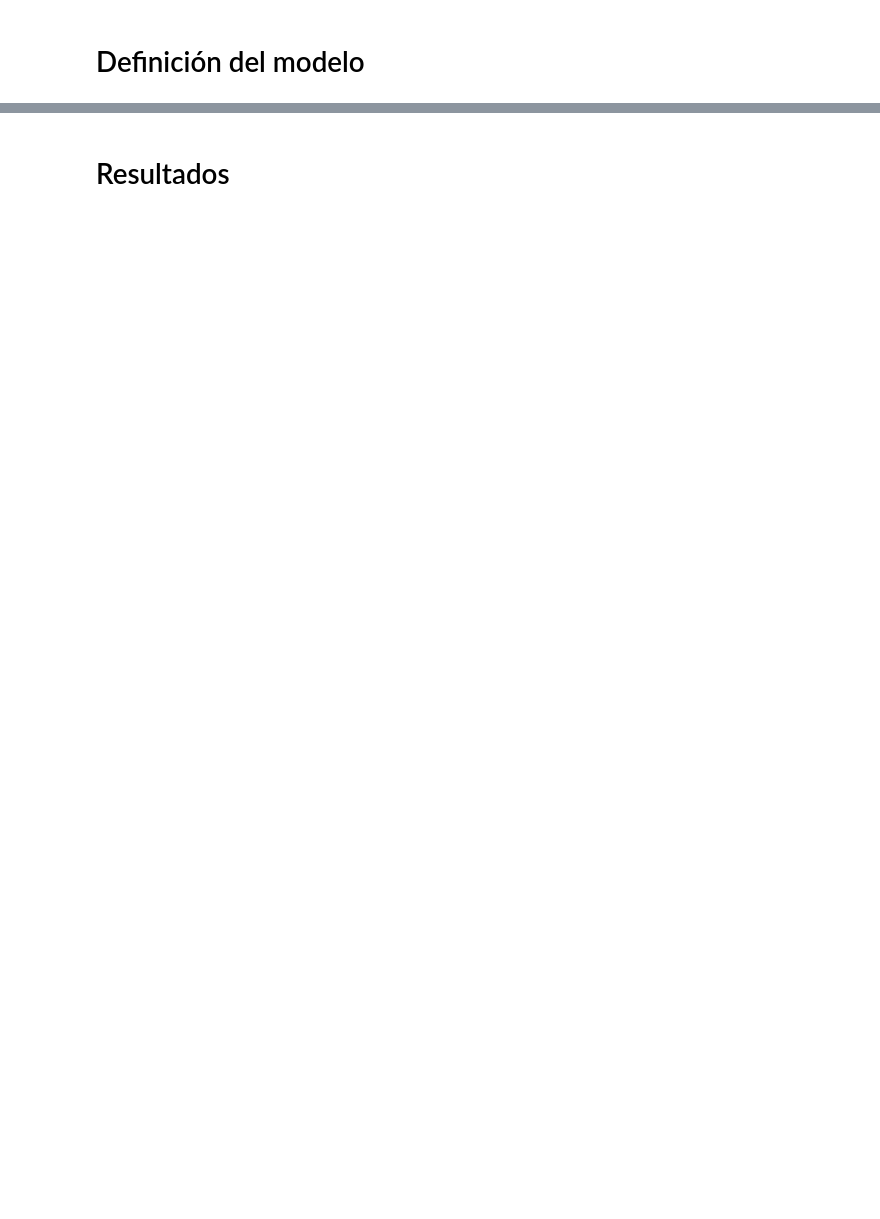
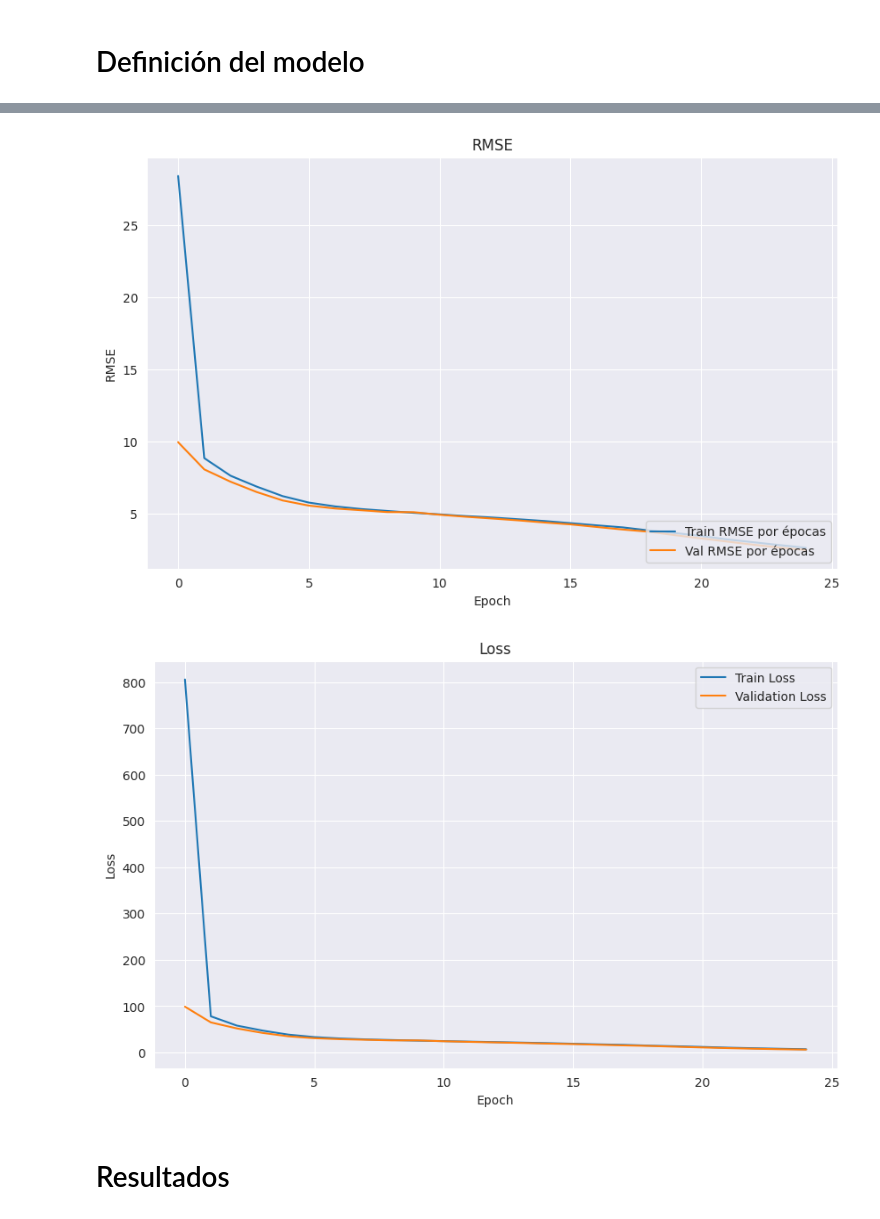
Before and after one commit to therokitoki/AA2_TP_Alsop-Hachen-Nemeth, a Jupyter notebook: ejercicio1.ipynb, the cells around one changed output, grey strips where cells are left out. Cells and saved outputs as stored; diff of their text form; code cells hidden in the pictures; blank space fills up the shorter version.

```diff
--- a/ejercicio1.ipynb
+++ b/ejercicio1.ipynb
@@ -180,16 +284,19 @@ plt.show()
 # %% [markdown]
 # Definición del modelo
 # %%
+histories = []
+
 model = Sequential([
     Input(shape=(X_train.shape[1],)),
-    Dense(32, activation='relu'),
     Dense(16, activation='relu'),
+    Dense(8, activation='relu'),
     Dense(1)
 ])
 
 model.summary()
 
-model.compile(optimizer='adam', loss='MeanSquaredError', metrics=['R2Score','mse'])
+model.compile(optimizer='adam', loss='MeanSquaredError', metrics=['R2Score','RootMeanSquaredError'])
 
-model.fit(X_train, y_train, epochs=100, batch_size=32, validation_split=0.2)
+history = model.fit(X_train, y_train, epochs=25, batch_size=32, validation_split=0.2)
+histories.append(history)
 # %% [output]
@@ -227,3 +333,32 @@ Epoch 100/100
+# %%
+# RMSE
+plt.figure(figsize=(10, 6))
+
+for history in histories:
+    plt.plot(history.history['RootMeanSquaredError'], label=f'Train RMSE por épocas')
+    plt.plot(history.history['val_RootMeanSquaredError'], label=f'Val RMSE por épocas')
+
+plt.title('RMSE')
+plt.xlabel('Epoch')
+plt.ylabel('RMSE')
+plt.legend(loc='lower right')
+plt.show()
+
+# Loss
+plt.figure(figsize=(10, 6))
+
+for history in histories:
+    plt.plot(history.history['loss'], label=f'Train Loss')
+    plt.plot(history.history['val_loss'], label=f'Validation Loss')
+
+plt.title('Loss')
+plt.xlabel('Epoch')
+plt.ylabel('Loss')
+plt.legend(loc='upper right')
+plt.show()
+# %% [output]
+[figure, added]
+[figure, added]
 # %% [markdown]
 # Resultados
 # %%
```
Also changed, not shown: parts of 9 cells of this notebook.
